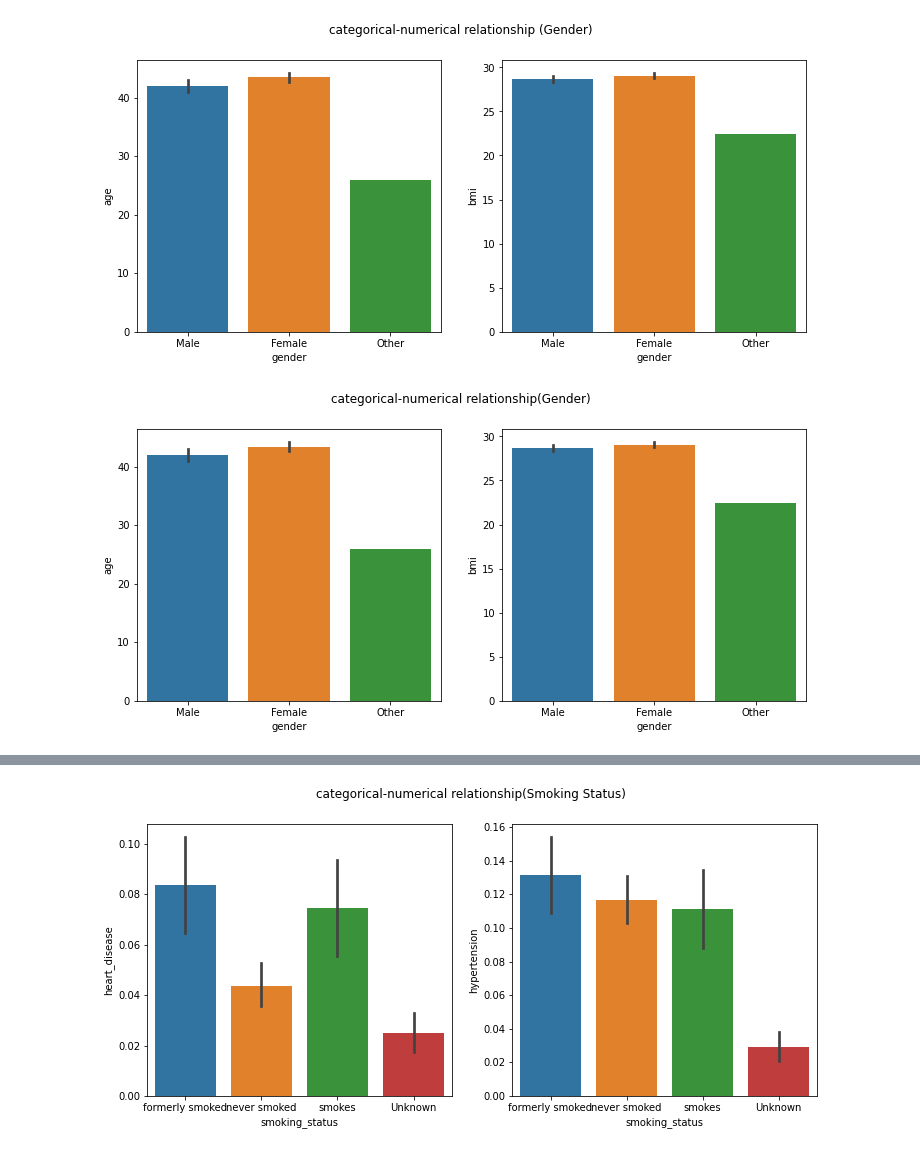
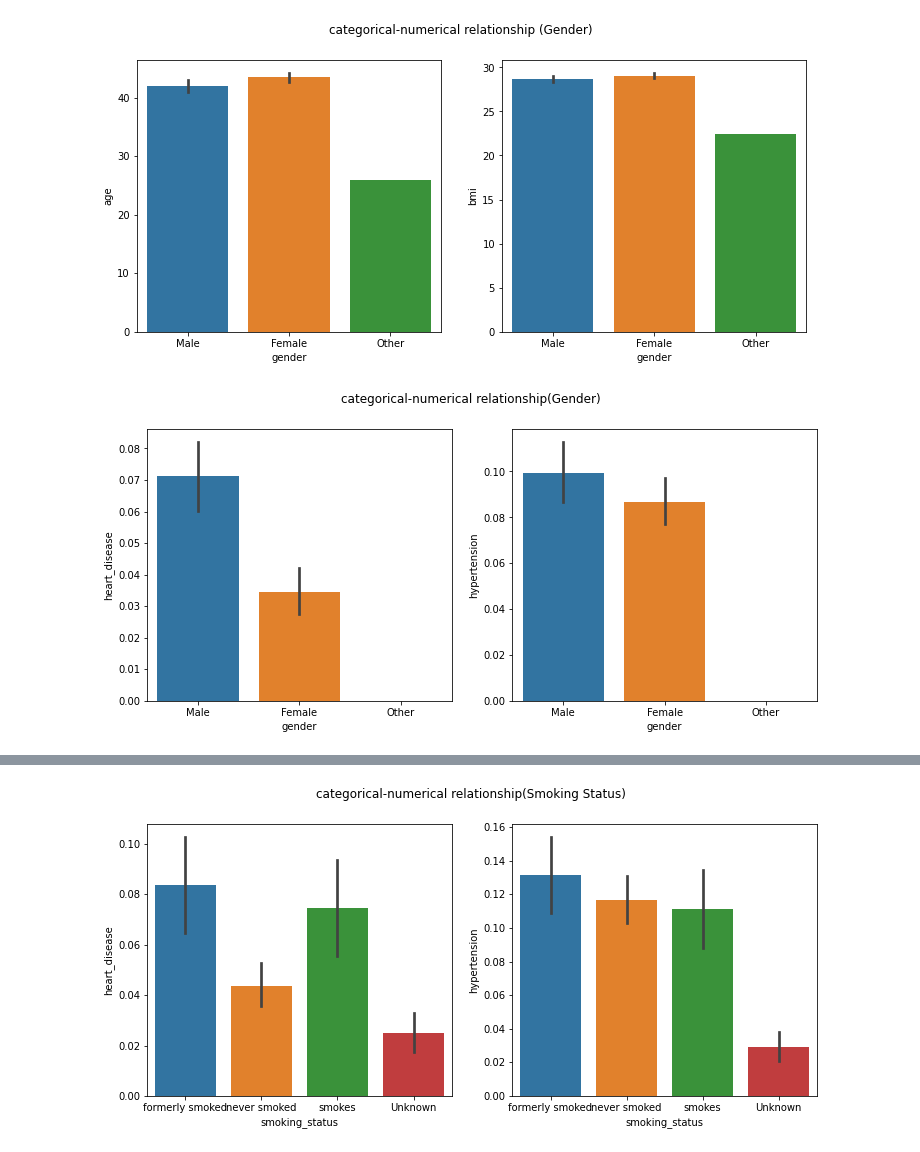
Before and after one commit to quincynjoroge/stroke-health-care-analysis, a Jupyter notebook: Stroke_Analysis.ipynb, the cells around one changed output, grey strips where cells are left out. Drawn from its saved outputs; the diff is of its cells as text; code cells hidden in the pictures.

```diff
--- a/Stroke_Analysis.ipynb
+++ b/Stroke_Analysis.ipynb
@@ -588,9 +592,9 @@ plt.show();
 # %%
 fig, (ax1,ax2) = plt.subplots(1,2,  figsize=(12, 5))
 fig.suptitle('categorical-numerical relationship(Gender)')
-sns.barplot(x=healthdata['gender'], y=healthdata['age'], ax=ax1)
-sns.barplot(x=healthdata['gender'], y=healthdata['bmi'], ax=ax2)
+sns.barplot(x=healthdata['gender'], y=healthdata['heart_disease'], ax=ax1)
+sns.barplot(x=healthdata['gender'], y=healthdata['hypertension'], ax=ax2)
 plt.show();
-# The average age of the 'other' gender is 28 with also the lowest BMI
+#more males have heart disease and hypertension than the females.
 # %% [output]
-[figure, old version]
+[figure, new version]
```
Also changed, not shown: parts of 6 cells of this notebook.
